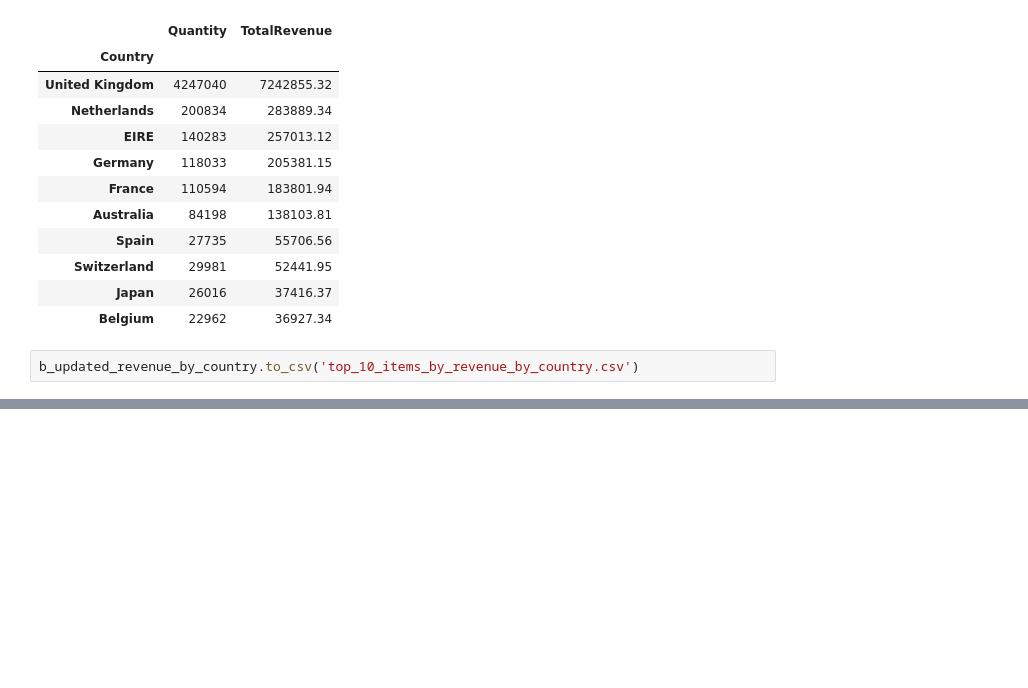
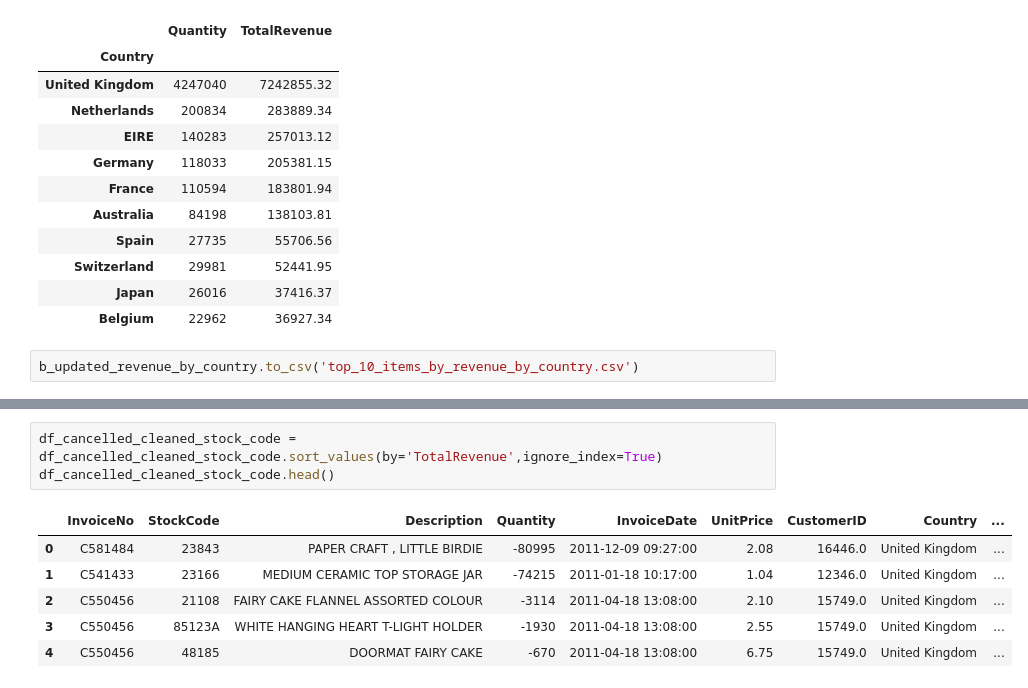
Before and after one commit to rajdeepmondal1/customer-segmentation, a Jupyter notebook: Customer_Segmentation_Arpan_+_Rajdeep.ipynb, the cells around one changed output, grey strips where cells are left out. Saved outputs shown, nothing was run; the diff lists cells and outputs as text; blank space fills up the shorter version.

```diff
--- a/Customer_Segmentation_Arpan_+_Rajdeep.ipynb
+++ b/Customer_Segmentation_Arpan_+_Rajdeep.ipynb
@@ -558,0 +619,10 @@ b_updated_revenue_by_country.to_csv('top_10_items_by_revenue_by_country.csv')
+# %%
+df_cancelled_cleaned_stock_code = df_cancelled_cleaned_stock_code.sort_values(by='TotalRevenue',ignore_index=True)
+df_cancelled_cleaned_stock_code.head()
+# %% [output]
+|  | InvoiceNo | StockCode | Description | Quantity | InvoiceDate | UnitPrice | CustomerID | Country | ... |
+| 0 | C581484 | 23843 | PAPER CRAFT , LITTLE BIRDIE | -80995 | 2011-12-09 09:27:00 | 2.08 | 16446.0 | United Kingdom | ... |
+| 1 | C541433 | 23166 | MEDIUM CERAMIC TOP STORAGE JAR | -74215 | 2011-01-18 10:17:00 | 1.04 | 12346.0 | United Kingdom | ... |
+| 2 | C550456 | 21108 | FAIRY CAKE FLANNEL ASSORTED COLOUR | -3114 | 2011-04-18 13:08:00 | 2.10 | 15749.0 | United Kingdom | ... |
+| 3 | C550456 | 85123A | WHITE HANGING HEART T-LIGHT HOLDER | -1930 | 2011-04-18 13:08:00 | 2.55 | 15749.0 | United Kingdom | ... |
+| 4 | C550456 | 48185 | DOORMAT FAIRY CAKE | -670 | 2011-04-18 13:08:00 | 6.75 | 15749.0 | United Kingdom | ... |
```
Also changed, not shown: parts of 18 cells of this notebook.
